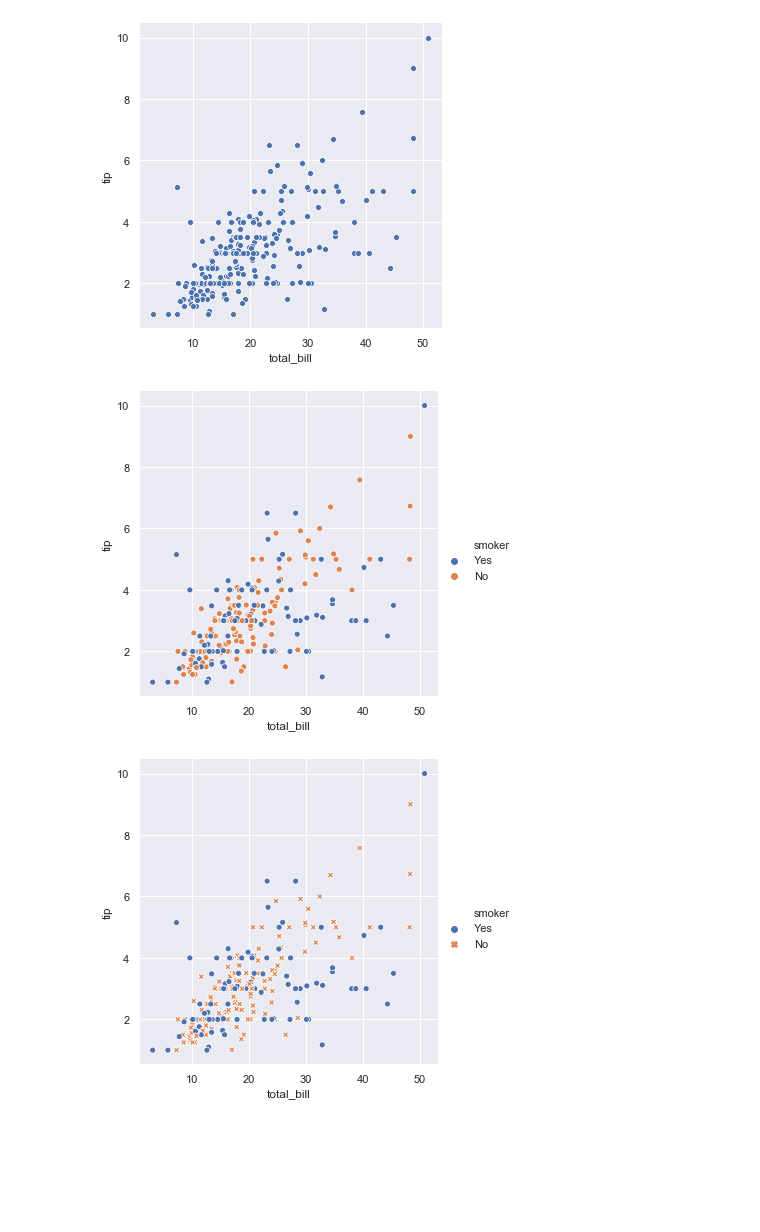
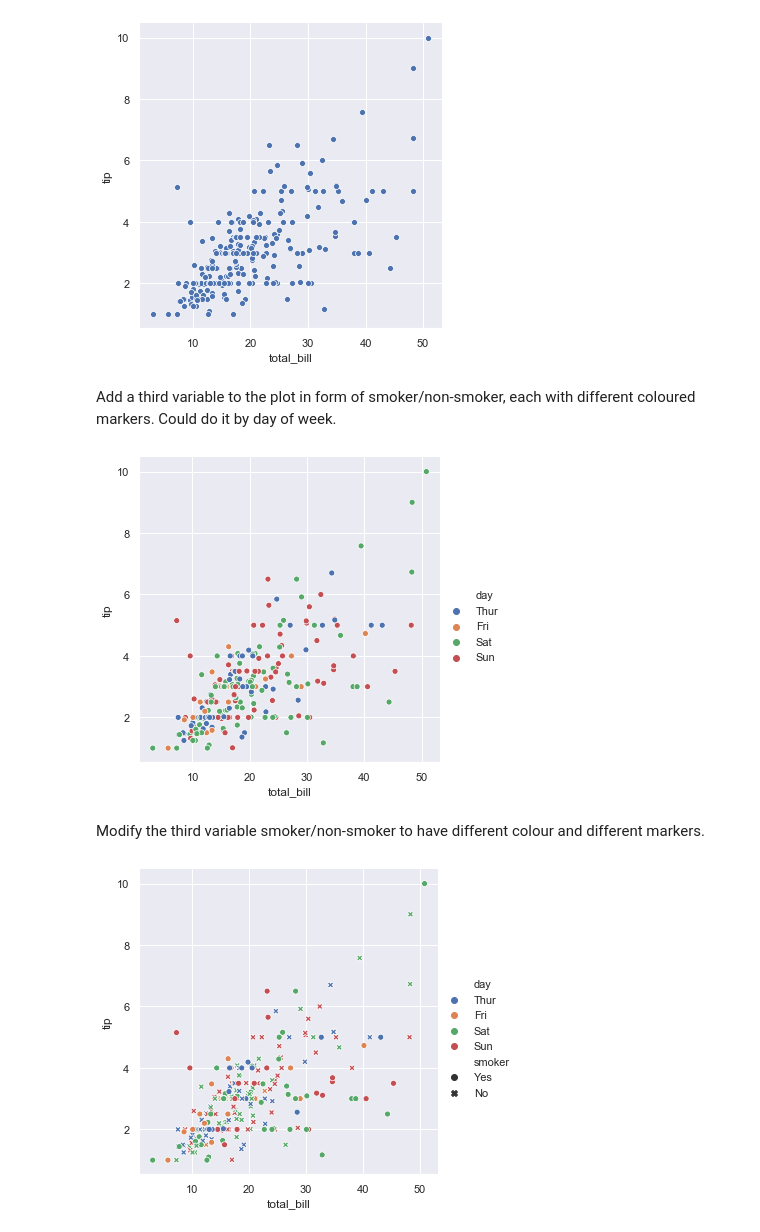
Before and after one commit to elizabethdaly/seaborn-tutorial-workings, a Jupyter notebook: tips-workings.ipynb, the cells around one changed output. Saved outputs shown, nothing was run; the diff lists cells and outputs as text; code cells hidden in the pictures; blank space fills up the shorter version.

```diff
--- a/tips-workings.ipynb
+++ b/tips-workings.ipynb
@@ -17,13 +19,17 @@ tips = sns.load_dataset("tips")
 sns.relplot(x="total_bill", y="tip", data=tips);
 # %% [output]
 [figure]
+# %% [markdown]
+Add a third variable to the plot in form of smoker/non-smoker, each with different coloured markers. Could do it by day of week.
 # %%
 # hue keyword adds extra information to the plot.
-sns.relplot(x="total_bill", y="tip", hue="smoker", data=tips);
+sns.relplot(x="total_bill", y="tip", hue="day", data=tips);
 # %% [output]
-[figure, old version]
+[figure, new version]
+# %% [markdown]
+Modify the third variable smoker/non-smoker to have different colour and different markers.
 # %%
 # Use a different marker style.
-sns.relplot(x="total_bill", y="tip", hue="smoker", style="smoker", data=tips);
+sns.relplot(x="total_bill", y="tip", hue="day", style="smoker", data=tips);
 # %% [output]
-[figure, old version]
+[figure, new version]
```
Also changed, not shown: parts of 15 cells of this notebook.
